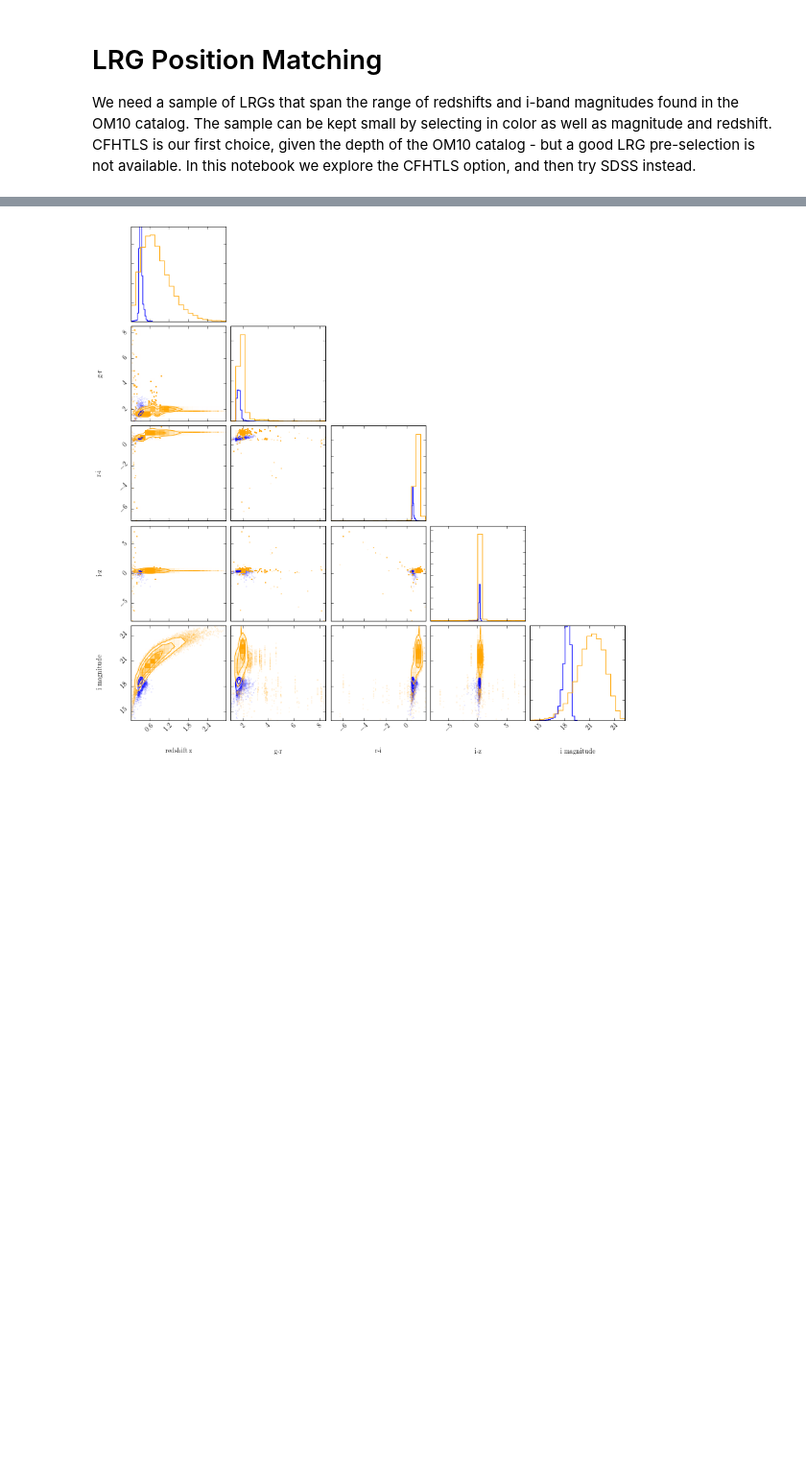
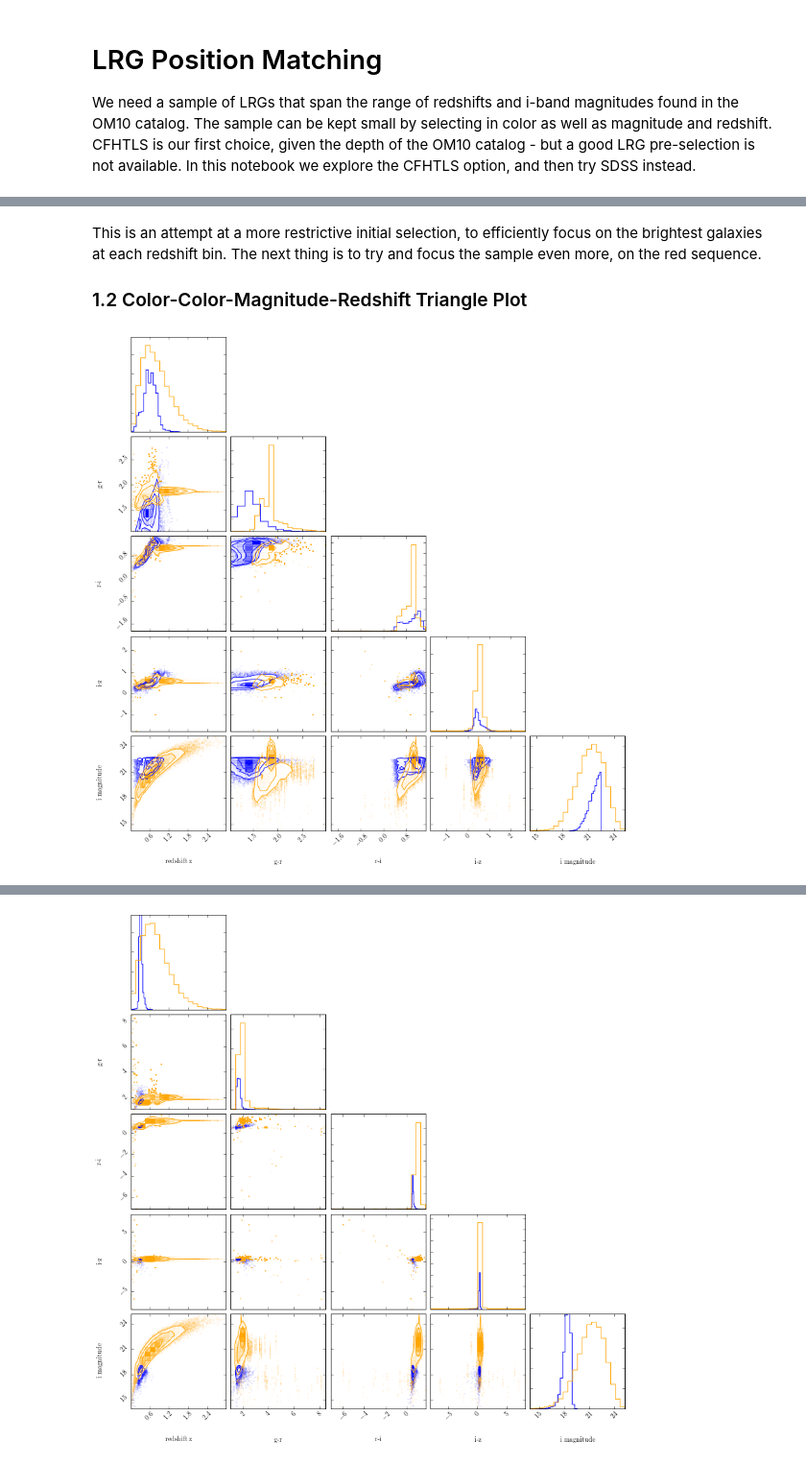
Before and after one commit to drphilmarshall/OM10, a Jupyter notebook: notebooks/issue22_LRG_position_matching.ipynb, the cells around one changed output, grey strips where cells are left out. Shown at 96% size. Cells and saved outputs as stored; diff of their text form; code cells hidden in the pictures; blank space fills up the shorter version.

```diff
--- a/notebooks/issue22_LRG_position_matching.ipynb
+++ b/notebooks/issue22_LRG_position_matching.ipynb
@@ -10,0 +34,36 @@ import triangle
+# %% [markdown]
+This is an attempt at a more restrictive initial selection, to efficiently focus on the brightest galaxies at each redshift bin. The next thing is to try and focus the sample even more, on the red sequence.
+
+### 1.2 Color-Color-Magnitude-Redshift Triangle Plot
+# %%
+# Make CFHTLS colors:
+gr = data[:,4] - data[:,5]
+ri = data[:,5] - data[:,6]
+iz = data[:,6] - data[:,7]
+i = data[:,6]
+z = data[:,2]
+
+# Clean out extreme CFHTLS values:
+index = np.where((np.abs(gr)<3.0)*(np.abs(ri)<3.0)*(np.abs(iz)<3.0))
+
+plot_of_colors = np.array([z[index], gr[index], ri[index], iz[index], i[index]]).transpose()
+
+# Now arrange the painted OM10 lenses, again cleaning out extreme values:
+OMgr = db.sample['MAGG_LENS']-db.sample['MAGR_LENS']
+OMri = db.sample['MAGR_LENS']-db.sample['MAGI_LENS']
+OMiz = db.sample['MAGI_LENS']-db.sample['MAGZ_LENS']
+OMi = db.sample['MAGI_LENS']
+OMz = db.sample['ZLENS']
+index = np.where((np.abs(OMgr)<3.0)*(np.abs(OMri)<3.0)*(np.abs(OMiz)<3.0))
+
+overlay = np.array([OMz[index], \
+                    OMgr[index], \
+                    OMri[index], \
+                    OMiz[index], \
+                    OMi[index]]).transpose()
+
+# Plot with overlay:
+fig = triangle.corner(plot_of_colors,labels=['redshift z','g-r','r-i','i-z','i magnitude'],color='Blue')
+_ = triangle.corner(overlay,color='orange',fig=fig)
+# %% [output]
+[figure, added]
```
Also changed, not shown: parts of 33 cells of this notebook.
